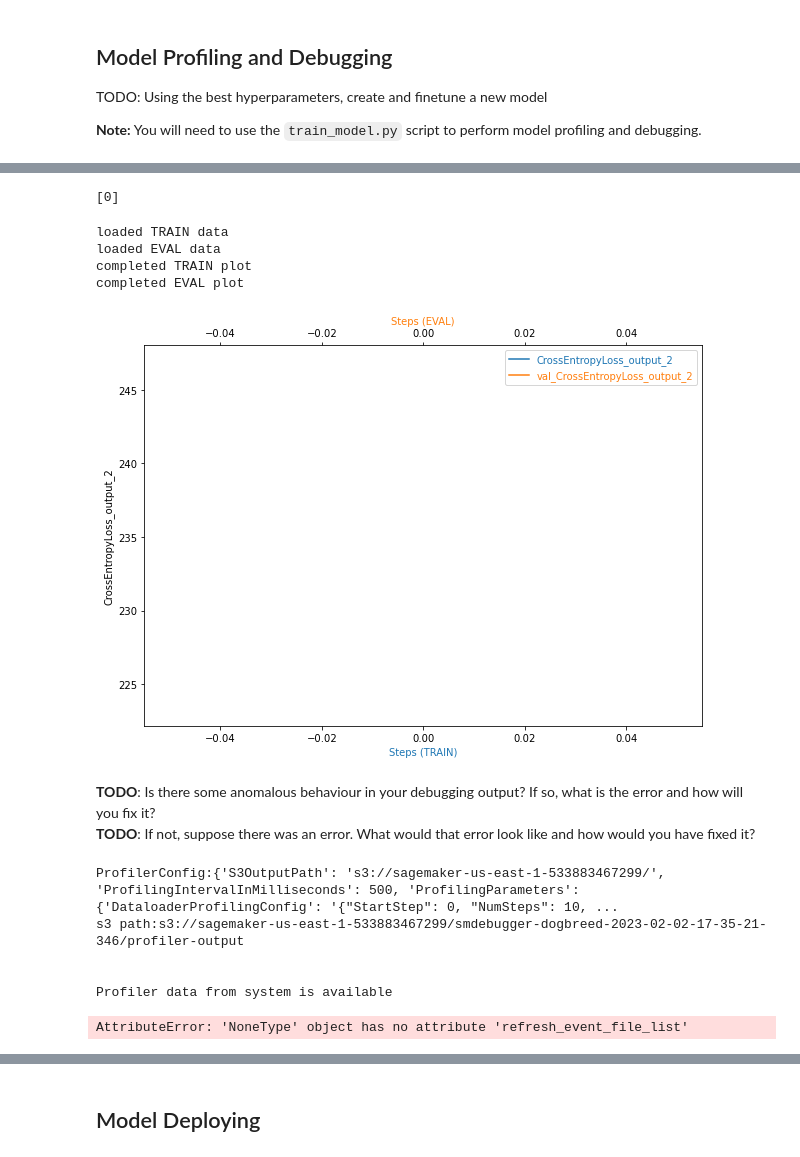
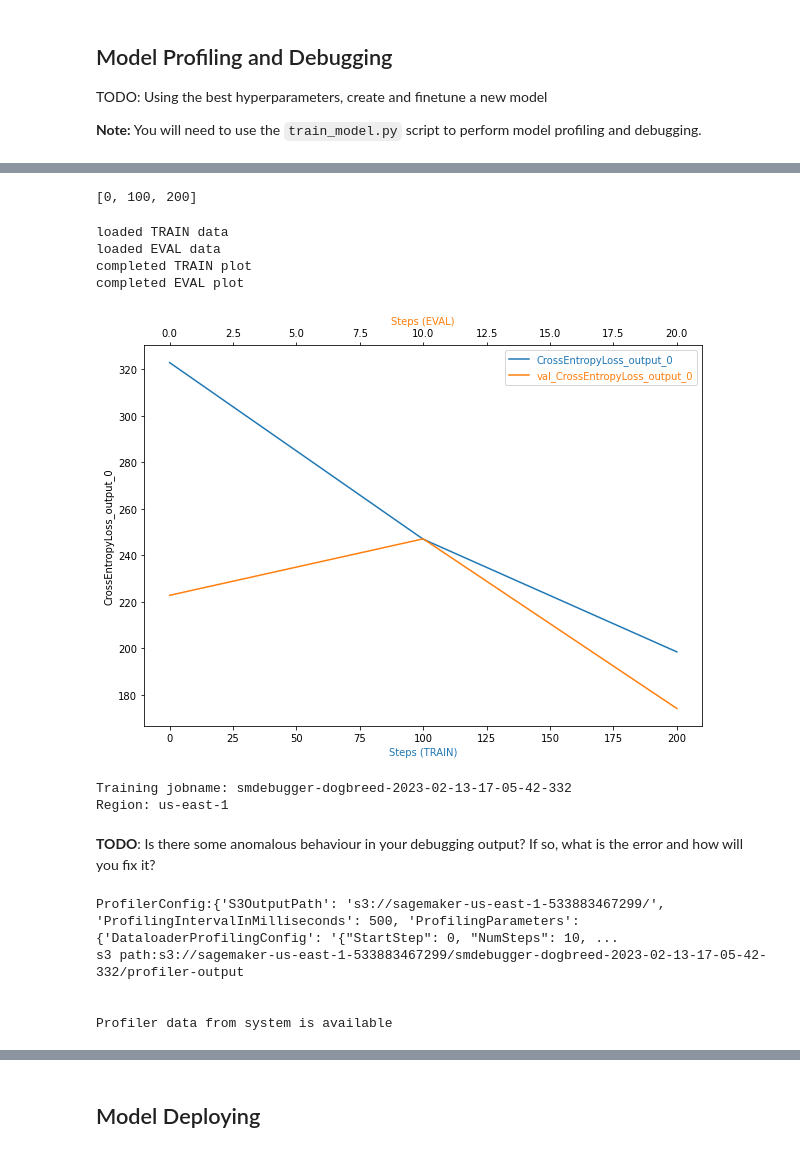
Before and after one commit to ZaafirRizwan/Image_Classification_using-_Sagemaker, a Jupyter notebook: train_and_deploy.ipynb, the cells around one changed output, grey strips where cells are left out. Cells and saved outputs as stored; diff of their text form; code cells hidden in the pictures.

```diff
--- a/train_and_deploy.ipynb
+++ b/train_and_deploy.ipynb
@@ -213,6 +215,6 @@ TODO: Using the best hyperparameters, create and finetune a new model
 
 **Note:** You will need to use the `train_model.py` script to perform model profiling and debugging.
 # %%
-hyperparameters = {"batch-size": "64", "epochs": "4", "lr": "0.07721153373516029"}
+hyperparameters = {"batch-size": "64", "epochs": "2", "lr": "0.07721153373516029"}
 print(hyperparameters)
 # %% [output]
@@ -221,39 +223,47 @@ print(hyperparameters)
 from sagemaker.debugger import Rule, ProfilerRule, rule_configs
 from sagemaker.debugger import ProfilerConfig, FrameworkProfile
 
-rules = [
+debugger_rules = [
     Rule.sagemaker(rule_configs.vanishing_gradient()),
     Rule.sagemaker(rule_configs.overfit()),
     Rule.sagemaker(rule_configs.overtraining()),
     Rule.sagemaker(rule_configs.poor_weight_initialization()),
     ProfilerRule.sagemaker(rule_configs.ProfilerReport()),
 
+]
+
+profilling_rules = [
     Rule.sagemaker(rule_configs.loss_not_decreasing()),
     ProfilerRule.sagemaker(rule_configs.LowGPUUtilization()),
+    ProfilerRule.sagemaker(rule_configs.ProfilerReport()),
+
 ]
 
 hook_config = DebuggerHookConfig(
     hook_parameters={"train.save_interval": "100", "eval.save_interval": "10"}
 )
 
-
 profiler_config = ProfilerConfig(
     system_monitor_interval_millis=500, framework_profile_params=FrameworkProfile(num_steps=10)
 )
 # %%
+model_output_location = 's3://udacitydlmybucket/{}'.format('model')
 estimator = PyTorch(
-    entry_point="train_model.py",
-    base_job_name="smdebugger-dogbreed",
-    role=get_execution_role(),
-    instance_count=1,
-    instance_type="ml.m5.xlarge",
-    hyperparameters=hyperparameters,
-    framework_version="1.8",
-    py_version="py36",
+    entry_point = "train_model.py",
+    base_job_name = "smdebugger-dogbreed",
+    role = get_execution_role(),
+    instance_count = 1,
+    instance_type = "ml.m5.xlarge",
+    hyperparameters = hyperparameters,
+    framework_version = "1.8",
+    py_version = "py36",
+    output_path=model_output_location,
     ## Debugger parameters
-    rules=rules,
-    debugger_hook_config=hook_config,
-    profiler_config=profiler_config,
+    rules = debugger_rules,
+    debugger_hook_config = hook_config,
+    ## Profilling Rules
+    profiler_config = profiler_config,
+    profiler_rules = profilling_rules
 )
 # %%
 estimator.fit(wait=True)
@@ -307,7 +318,7 @@ trial.tensor_names()
 # %%
 trial.tensor("CrossEntropyLoss_output_0").steps(mode=ModeKeys.TRAIN)
 # %% [output]
-[0]
+[0, 100, 200]
 # %%
 def get_data(trial, tname, mode):
     tensor = trial.tensor(tname)
@@ -353,25 +364,35 @@ def plot_tensor(trial, tensor_name):
 
     plt.show()
 # %%
-plot_tensor(trial, "CrossEntropyLoss_output_2")
+plot_tensor(trial, "CrossEntropyLoss_output_0")
 # %% [output]
 loaded TRAIN data
 loaded EVAL data
 completed TRAIN plot
 completed EVAL plot
-[figure, old version]
+[figure, new version]
+# %%
+import boto3
+
+session = boto3.session.Session()
+region = session.region_name
+
+training_job_name = estimator.latest_training_job.name
+print(f"Training jobname: {training_job_name}")
+print(f"Region: {region}")
+# %% [output]
+Training jobname: smdebugger-dogbreed-2023-02-13-17-05-42-332
+Region: us-east-1
 # %% [markdown]
 **TODO**: Is there some anomalous behaviour in your debugging output? If so, what is the error and how will you fix it?
-**TODO**: If not, suppose there was an error. What would that error look like and how would you have fixed it?
 # %%
 from smdebug.profiler.analysis.notebook_utils.training_job import TrainingJob
 
-tj = TrainingJob("smdebugger-dogbreed-2023-02-02-17-35-21-346", region)
-
+tj = TrainingJob(training_job_name, region)
 tj.wait_for_sys_profiling_data_to_be_available()
 # %% [output]
 ProfilerConfig:{'S3OutputPath': 's3://sagemaker-us-east-1-533883467299/', 'ProfilingIntervalInMilliseconds': 500, 'ProfilingParameters': {'DataloaderProfilingConfig': '{"StartStep": 0, "NumSteps": 10, ...
-s3 path:s3://sagemaker-us-east-1-533883467299/smdebugger-dogbreed-2023-02-02-17-35-21-346/profiler-output
+s3 path:s3://sagemaker-us-east-1-533883467299/smdebugger-dogbreed-2023-02-13-17-05-42-332/profiler-output
 
 
 Profiler data from system is available
@@ -380,18 +399,3 @@ framework_metrics_reader = tj.get_framework_metrics_reader()
-# %%
-from smdebug.profiler.analysis.notebook_utils.timeline_charts import TimelineCharts
-
-system_metrics_reader = tj.get_systems_metrics_reader()
-framework_metrics_reader.refresh_event_file_list()
-system_metrics_reader.refresh_event_file_list()
-
-view_timeline_charts = TimelineCharts(
-    system_metrics_reader,
-    framework_metrics_reader,
-    select_dimensions=["CPU", "GPU"],
-    select_events=["total"],
-)
-# %% [output]
-AttributeError: 'NoneType' object has no attribute 'refresh_event_file_list'
 # %%
 rule_output_path = estimator.output_path + estimator.latest_training_job.job_name + "/rule-output"
 print(f"You will find the profiler report in {rule_output_path}")
```
Also changed, not shown: parts of 15 cells of this notebook, 2 other files.
